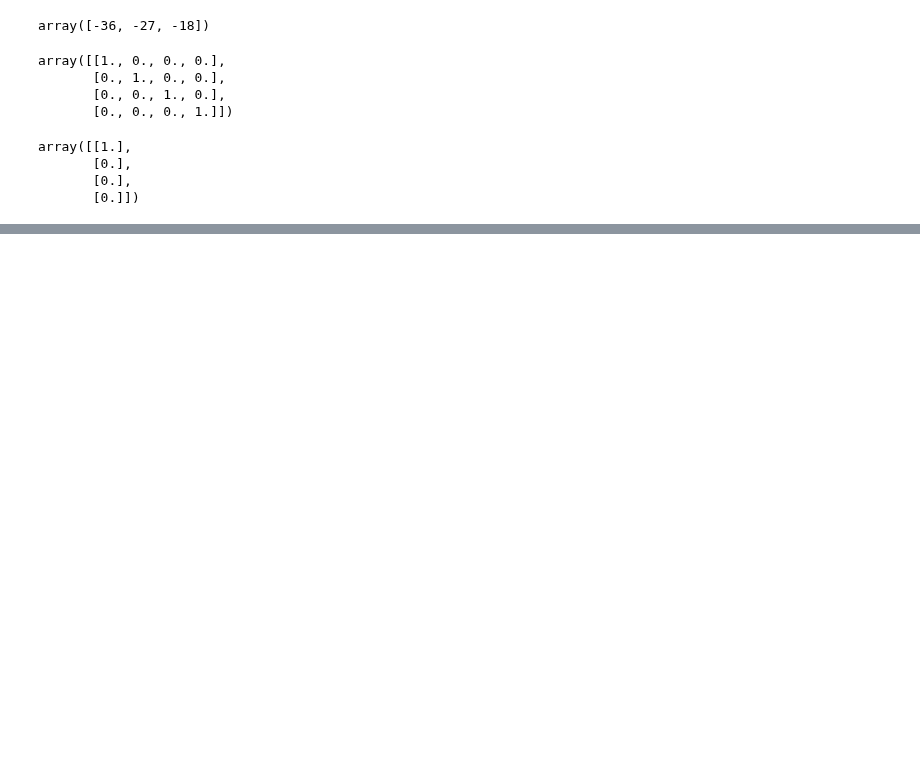
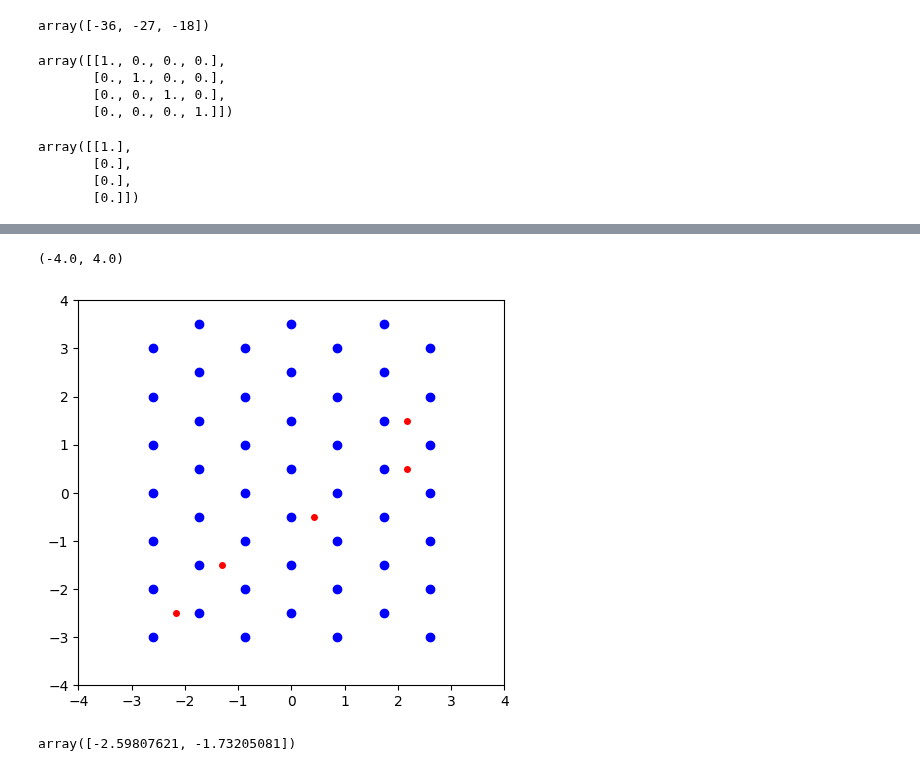
Before and after one commit to AndresGuarin/JupyterCodes, a Jupyter notebook: Computational Physics/ElectricConduction/Fundamentals.ipynb, the cells around one changed output, grey strips where cells are left out. Drawn from its saved outputs; the diff is of its cells as text; code cells hidden in the pictures; blank space fills up the shorter version.

```diff
--- a/Computational Physics/ElectricConduction/Fundamentals.ipynb
+++ b/Computational Physics/ElectricConduction/Fundamentals.ipynb
@@ -169,0 +372,27 @@ np.meshgrid(np.zeros(2),np.zeros(3))
+# %%
+#nuclei
+a = 1 # Lattice constant
+b = np.sqrt(3)/2*a
+t = np.arange(-3,4,1.)
+XC, YC  = np.meshgrid(t*b,t*a)
+v = np.arange(1,1+YC.shape[0],1)
+YC += (np.meshgrid(v,v)[0]%2==0)*a/2
+XC = XC.flatten()
+YC = YC.flatten()
+
+#particles
+Np = 5
+X0, Y0 = uniques(np.random.randint(-3,3,Np)*b+b/2, np.random.randint(-3,3,Np)*a+a/2)
+
+plt.figure(figsize=(5.5,5))
+plt.plot(XC,YC,'ob')
+plt.plot(X0,Y0,'or',ms=4)
+plt.xlim(-4,4)
+plt.ylim(-4,4)
+# %% [output]
+(-4.0, 4.0)
+[figure, added]
+# %%
+XC[0:2]
+# %% [output]
+array([-2.59807621, -1.73205081])
```
Also changed, not shown: parts of 23 cells of this notebook, 3 other files.
